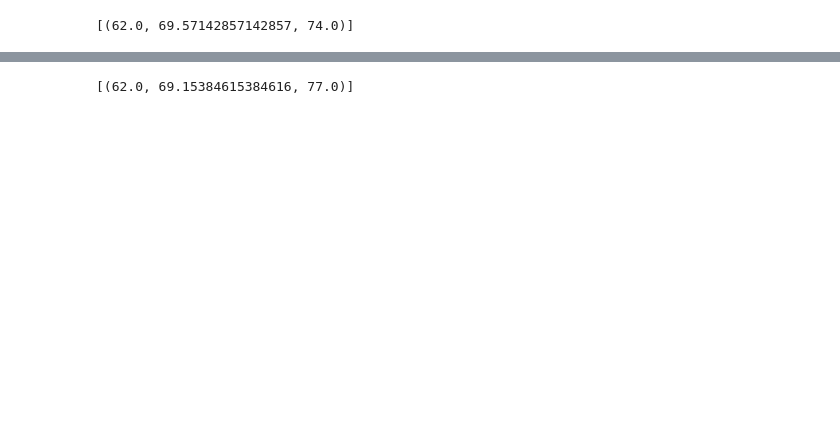
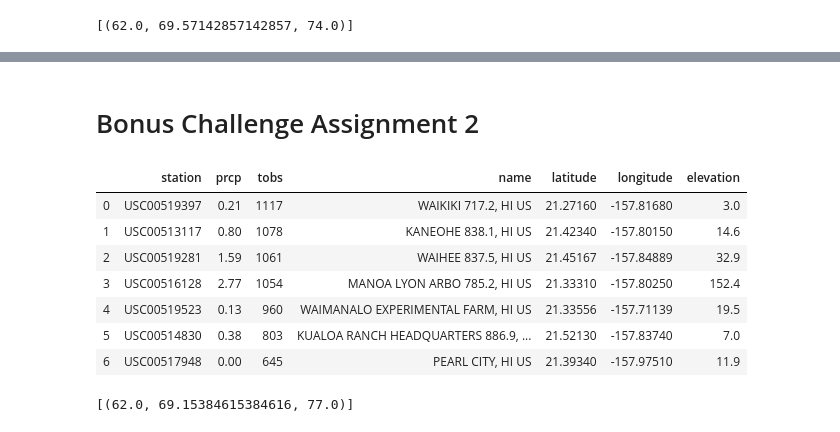
Before and after one commit to hal-pemulis/sqlalchemy-challenge, a Jupyter notebook: Code/climate_data.ipynb, the cells around one changed output, grey strips where cells are left out. Cells and saved outputs as stored; diff of their text form; code cells hidden in the pictures; blank space fills up the shorter version.

```diff
--- a/Code/climate_data.ipynb
+++ b/Code/climate_data.ipynb
@@ -242,0 +158,19 @@ Now that you have completed your initial analysis, design a Flask API based on t
+# %%
+path = '../resources/hawaii_measurements.csv'
+
+climate_df = pd.DataFrame(pd.read_csv(path))
+
+# Create new columns
+climate_df['day'] = pd.DatetimeIndex(climate_df['date']).day
+climate_df['month'] = pd.DatetimeIndex(climate_df['date']).month
+climate_df['year'] = pd.DatetimeIndex(climate_df['date']).year
+
+# Select only relevant months
+june_temps = climate_df.loc[climate_df['month'] == 6]
+dec_temps = climate_df.loc[climate_df['month'] == 12]
+
+# Get average temp per day of selected month across all available years
+june_means = round(climate_df.groupby('day')['tobs'].mean(), 2)
+dec_means = round(climate_df.groupby('day')['tobs'].mean())
+
+june_means.head()
@@ -272,6 +235,35 @@ print(calc_temps('2012-02-28', '2012-03-05'))
+# %% [markdown]
+# Bonus Challenge Assignment 2
 # %%
 # Calculate the total amount of rainfall per weather station for your trip dates using the previous year's matching dates.
 # Sort this in descending order by precipitation amount and list the station, name, latitude, longitude, and elevation
+
+# Select only trip dates using .loc
+climate_df = climate_df.loc[climate_df['year']==2017]
+climate_df = climate_df.loc[climate_df['month']==7]
+climate_df = climate_df.loc[climate_df['day'] <= 14]
+
+climate_df = climate_df.drop(columns=['day','month','year'])
+
+# Display DF, grouped by station, all values added and sorted by TOBS descending
+trip_df = climate_df.groupby('station').sum().sort_values('tobs',ascending=False)
+
+# New path for station CSV
+path2 = '../resources/hawaii_stations.csv'
+station_df = pd.DataFrame(pd.read_csv(path2))
+
+# Merge station and measurement DFs
+merged_dfs = pd.merge(trip_df, station_df, on='station', how='left')
+merged_dfs
+# %% [output]
+|  | station | prcp | tobs | name | latitude | longitude | elevation |
+| 0 | USC00519397 | 0.21 | 1117 | WAIKIKI 717.2, HI US | 21.27160 | -157.81680 | 3.0 |
+| 1 | USC00513117 | 0.80 | 1078 | KANEOHE 838.1, HI US | 21.42340 | -157.80150 | 14.6 |
+| 2 | USC00519281 | 1.59 | 1061 | WAIHEE 837.5, HI US | 21.45167 | -157.84889 | 32.9 |
+| 3 | USC00516128 | 2.77 | 1054 | MANOA LYON ARBO 785.2, HI US | 21.33310 | -157.80250 | 152.4 |
+| 4 | USC00519523 | 0.13 | 960 | WAIMANALO EXPERIMENTAL FARM, HI US | 21.33556 | -157.71139 | 19.5 |
+| 5 | USC00514830 | 0.38 | 803 | KUALOA RANCH HEADQUARTERS 886.9, ... | 21.52130 | -157.83740 | 7.0 |
+| 6 | USC00517948 | 0.00 | 645 | PEARL CITY, HI US | 21.39340 | -157.97510 | 11.9 |
 # %%
 # Create a query that will calculate the daily normals
 # (i.e. the averages for tmin, tmax, and tavg for all historic data matching a specific month and day)
```
Also changed, not shown: parts of 11 cells of this notebook.
